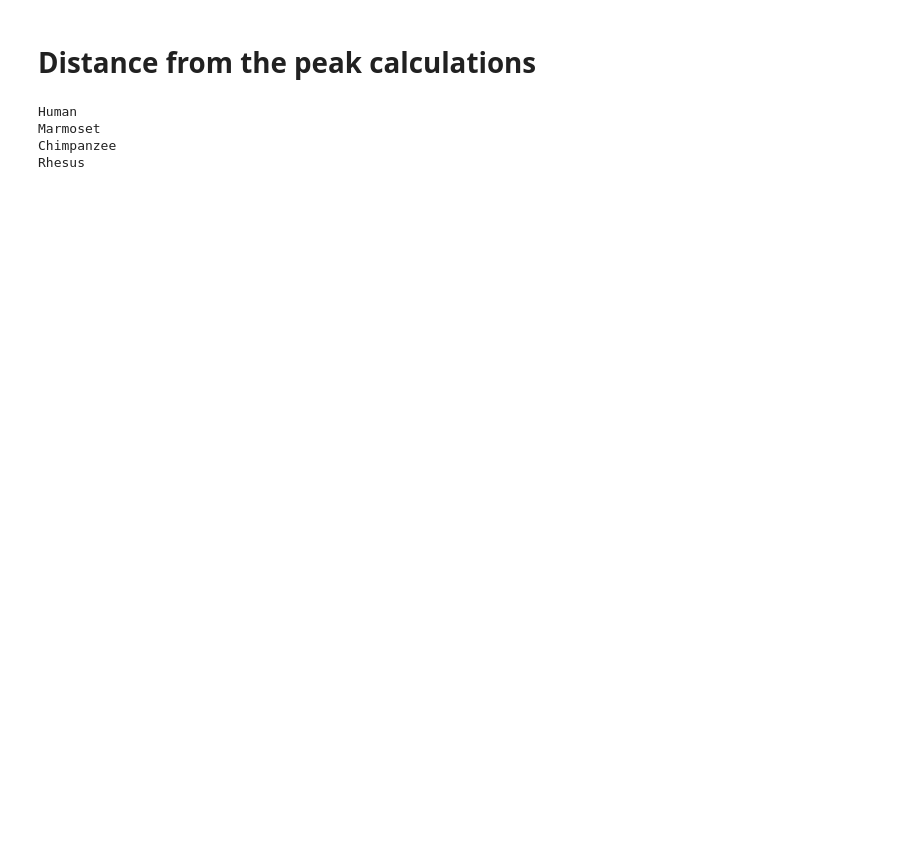
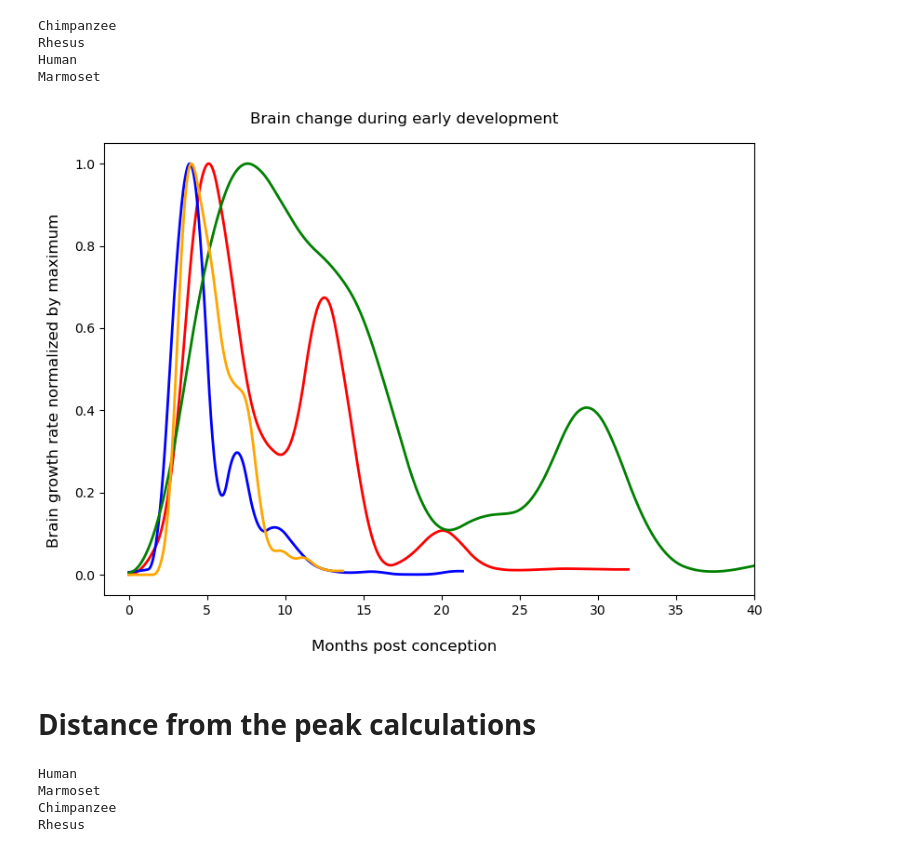
Before and after one commit to biagzi/altricial_brain_vocal_learning, a Jupyter notebook: code/Fig2_3_4.ipynb, the cells around one changed output. Saved outputs shown, nothing was run; the diff lists cells and outputs as text; code cells hidden in the pictures; blank space fills up the shorter version.

```diff
--- a/code/Fig2_3_4.ipynb
+++ b/code/Fig2_3_4.ipynb
@@ -326,3 +333,52 @@ Marmoset
+# %%
+i = 0
+
+derivative_fit = []
+fig, ax = plt.subplots(figsize=(8, 6))
+
+for species in ["Chimpanzee","Rhesus","Human","Marmoset"]:
+
+    print(species)
+    derivatives_dataset_species = df_fit[(df_fit.species == species)]
+    df_event_specie = df_events[df_events.species == species]
+    gestation_days = df_event_specie[df_event_specie.event == "gestation"]["avg_wkspc"].values[0]*7
+    gestation_days_sd = df_event_specie[df_event_specie.event == "gestation"]["sd_(days)"].values[0]
+    late_infancy_ends = df_event_specie[(df_event_specie.event == "dental_late_infancy_ends")]["avg_wkspc"].values[0]*7
+
+    x = derivatives_dataset_species["x_dydx"].values[0]
+    all_devs = derivatives_dataset_species["derivatives"].values[0]
+
+    average_derivative = np.mean(np.array(all_devs), axis=0)
+    low_percentil = gaussian_filter1d(np.percentile(np.array(all_devs),q = 2.5, axis=0), sigma = 1)
+    high_percentil = gaussian_filter1d(np.percentile(np.array(all_devs),q = 97.5, axis=0), sigma = 1)
+
+    y = average_derivative
+
+    y = y/np.max(y)
+    #low_percentil = low_percentil/adult_size[species]
+    #high_percentil = high_percentil/adult_size[species]
+
+
+    #ax.axvline(x = gestation_days/DIVISION_DAYS, color = species_color[species],linestyle = '-')
+    #ax.axvspan(gestation_days/DIVISION_DAYS - gestation_days_sd/DIVISION_DAYS, gestation_days/DIVISION_DAYS + gestation_days_sd/DIVISION_DAYS, alpha=0.2, color=species_color[species])
+
+    ax.plot(x/DIVISION_DAYS,y, '-', color = species_color[species],linewidth = 2)
+    #ax.fill_between(x/DIVISION_DAYS, low_percentil, high_percentil, color=species_color[species], alpha=0.2)
+
+    ax.set_xlim(right=40)
+
+
+fig.supxlabel(X_LABEL)
+fig.supylabel('Brain growth rate normalized by maximum')
+fig.suptitle("Brain change during early development")
+fig.tight_layout()
+plt.show()
+# %% [output]
+Chimpanzee
+Rhesus
+Human
+Marmoset
+[figure, added]
 # %% [markdown]
 # Distance from the peak calculations
 # %%
```
Also changed, not shown: parts of 15 cells of this notebook, 18 other files.
